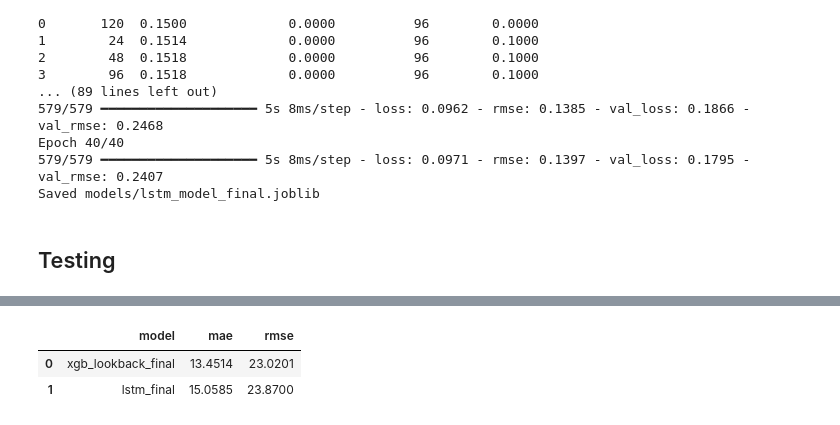
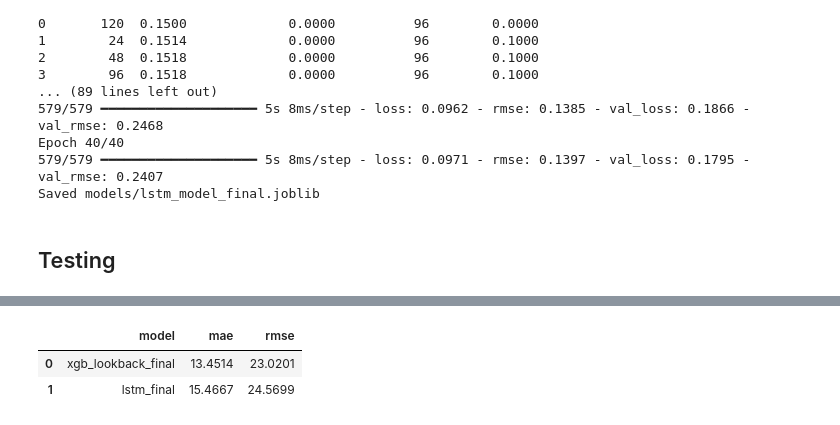
Before and after one commit to ds24m048/masters-thesis, a Jupyter notebook: modelling.ipynb, the cells around one changed output, grey strips where cells are left out. Cells and saved outputs as stored; diff of their text form; code cells hidden in the pictures.

```diff
--- a/modelling.ipynb
+++ b/modelling.ipynb
@@ -2826,3 +2895,6 @@ Saved models/lstm_model_final.joblib
+# %%
+XGB_LOOKBACK = 24
+LSTM_LOOKBACK = 120
 # %%
 # -------------------------------------------------
 # Final testing: XGB-final & LSTM-final on the TEST set
@@ -2840,32 +2912,32 @@ for col in [TARGET_COL] + LAG_COLS:
     test_win[col] = asinh_transform(test_win[col], c_tv)
 test_win[SCALE_COLS] = scaler_tv.transform(test_win[SCALE_COLS])
 
 def test_arrays(L):
     seq, exog, y, ts = build_lookback_dataset(test_win, SEQUENCE_COLS, FEATURE_COLS, TARGET_COL, L)
     keep = ts >= TEST_START                    # drop history-period targets (buffer > lookback)
     return seq[keep], exog[keep]
 
 records = []
 
 # ---------- XGBoost (final) ----------
 xgb_final = joblib.load("models/xgb_lookback_model_final.joblib")
 seq, exog = test_arrays(XGB_LOOKBACK)                       # <-- XGB's own lookback
 X_flat = np.concatenate([seq.reshape(seq.shape[0], -1), exog], axis=1)
 y_pred_xgb = asinh_inverse(to_numpy_float32(xgb_final.predict(X_flat)), c_tv)
 records.append({"model": "xgb_lookback_final",
                 "mae": mae_score(y_test, y_pred_xgb), "rmse": rmse_score(y_test, y_pred_xgb)})
 
 # ---------- LSTM (final) ----------
-lstm_final = joblib.load("models/lstm_model_final.joblib")
+lstm_final = joblib.load("models/lstm_model_final2.joblib")
 seq, exog = test_arrays(LSTM_LOOKBACK)                      # <-- LSTM's own lookback
 y_pred_lstm = asinh_inverse(to_numpy_float32(lstm_final.predict([seq, exog], verbose=0)), c_tv)
 records.append({"model": "lstm_final",
                 "mae": mae_score(y_test, y_pred_lstm), "rmse": rmse_score(y_test, y_pred_lstm)})
 
 # ---------- Score table ----------
 test_scores = pd.DataFrame(records).sort_values("mae", ignore_index=True)
 display(test_scores)
 # %% [output]
 |  | model | mae | rmse |
 | 0 | xgb_lookback_final | 13.4514 | 23.0201 |
-| 1 | lstm_final | 15.0585 | 23.8700 |
+| 1 | lstm_final | 15.4667 | 24.5699 |
```
Also changed, not shown: parts of 1 cell of this notebook.
